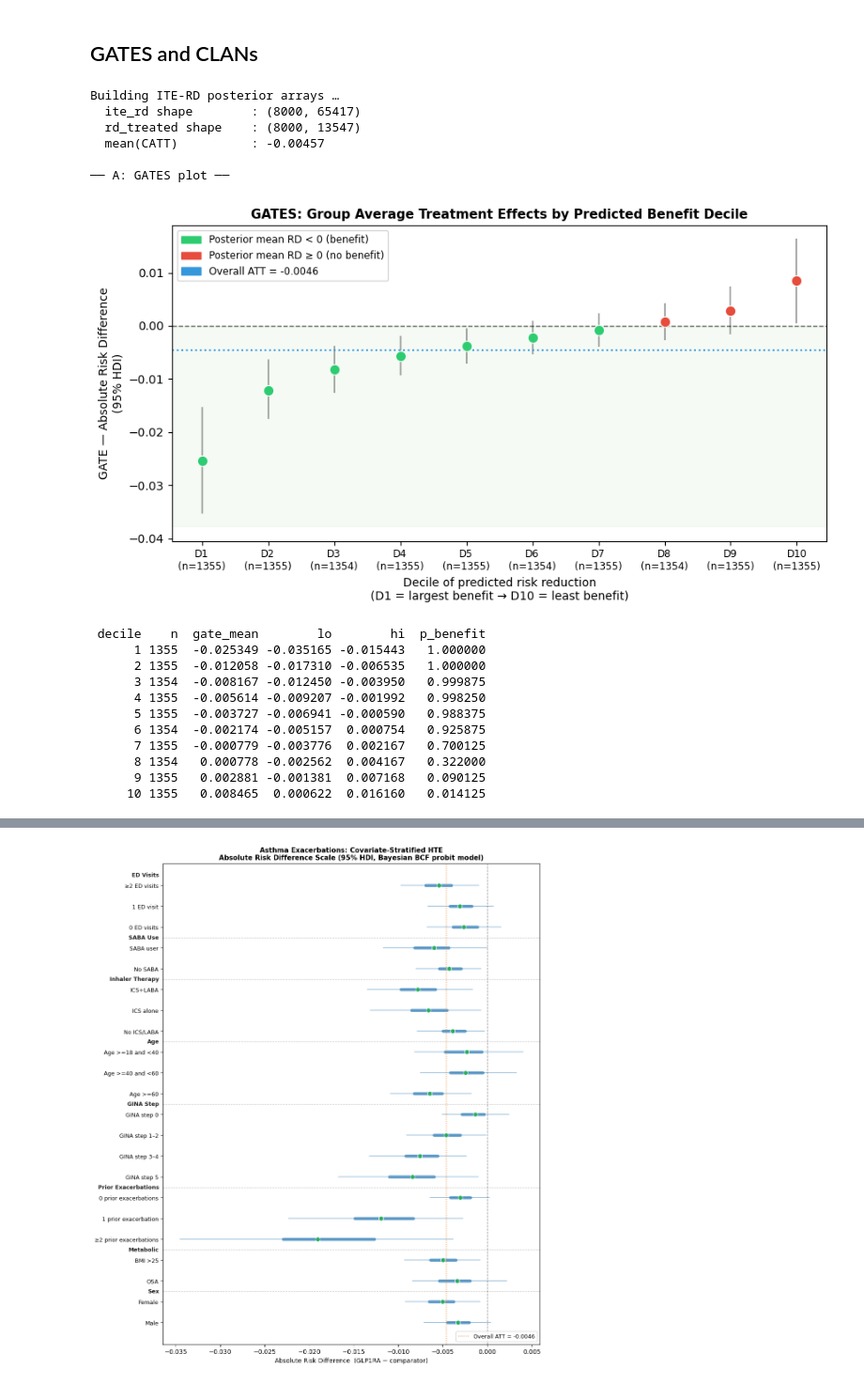
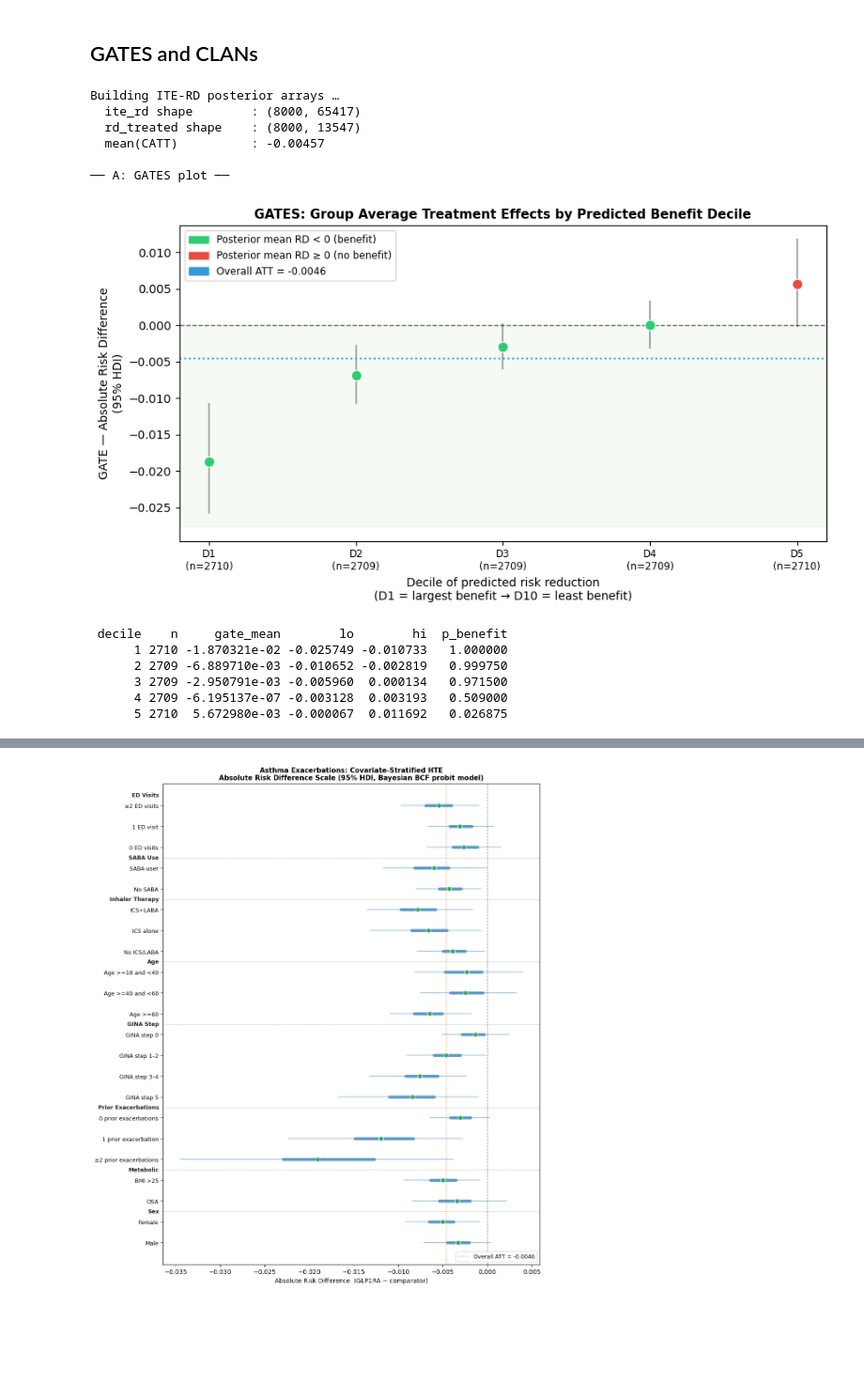
Before and after one commit to nweerasuriya/omscs, a Jupyter notebook: ISYE6420/Project/binary_bcf_exac.ipynb, the cells around one changed output, grey strips where cells are left out. Shown at 94% size. Drawn from its saved outputs; the diff is of its cells as text; code cells hidden in the pictures; blank space fills up the shorter version.

```diff
--- a/ISYE6420/Project/binary_bcf_exac.ipynb
+++ b/ISYE6420/Project/binary_bcf_exac.ipynb
@@ -133,8 +134,9 @@ with pm.Model() as bcf_joint:
     # Bernoulli Likelihood with Probit link
     p = pm.math.invprobit(eta)
     y_likelihood = pm.Bernoulli("y_likelihood", p=p, observed=y_obs)
+    step = pm.DEMetropolis()
 
-    trace_bcf = pm.sample(2000, tune=6000, nuts_sampler_kwargs={"target_accept": 0.9}, random_seed=rng, chains=4)
+    trace_bcf = pm.sample(2000, tune=6000, step=step, chains=4)
 
 ppc = pm.sample_posterior_predictive(trace_bcf, model=bcf_joint)
 # %% [output]
@@ -659,39 +729,34 @@ shap.summary_plot(shap_values, X_tau_clinical, feature_names=feature_names_clini
 # %%
 # ── Step 0: (Re)build ITE-RD posterior ───────────────────────────────
 print("Building ITE-RD posterior arrays …")
 ite_rd, rd_treated, mean_rd_treated, treated_mask = build_ite_rd(
     trace_bcf, X_mu, X_tau, T, constant_intercept)
 print(f"  ite_rd shape        : {ite_rd.shape}")
 print(f"  rd_treated shape    : {rd_treated.shape}")
 print(f"  mean(CATT)          : {rd_treated.mean():.5f}")
 
 # ── A: GATES ─────────────────────────────────────────────────────────
 print("\n── A: GATES plot ──")
 gates_df = plot_gates(
     rd_treated, mean_rd_treated,
-    n_deciles=10,
+    n_deciles=5,
     save_path="fig_gates_rd.png"
 )
 print(gates_df.to_string(index=False))
 # %% [output]
 Building ITE-RD posterior arrays …
   ite_rd shape        : (8000, 65417)
   rd_treated shape    : (8000, 13547)
   mean(CATT)          : -0.00457
 
 ── A: GATES plot ──
-[figure, old version]
+[figure, new version]
- decile    n  gate_mean        lo        hi  p_benefit
-      1 1355  -0.025349 -0.035165 -0.015443   1.000000
-      2 1355  -0.012058 -0.017310 -0.006535   1.000000
-      3 1354  -0.008167 -0.012450 -0.003950   0.999875
-      4 1355  -0.005614 -0.009207 -0.001992   0.998250
-      5 1355  -0.003727 -0.006941 -0.000590   0.988375
-      6 1354  -0.002174 -0.005157  0.000754   0.925875
-      7 1355  -0.000779 -0.003776  0.002167   0.700125
-      8 1354   0.000778 -0.002562  0.004167   0.322000
-      9 1355   0.002881 -0.001381  0.007168   0.090125
-     10 1355   0.008465  0.000622  0.016160   0.014125
+ decile    n     gate_mean        lo        hi  p_benefit
+      1 2710 -1.870321e-02 -0.025749 -0.010733   1.000000
+      2 2709 -6.889710e-03 -0.010652 -0.002819   0.999750
+      3 2709 -2.950791e-03 -0.005960  0.000134   0.971500
+      4 2709 -6.195137e-07 -0.003128  0.003193   0.509000
+      5 2710  5.672980e-03 -0.000067  0.011692   0.026875
 # %%
 # ── B: CLAN ──────────────────────────────────────────────────────────
 import importlib
```
Also changed, not shown: parts of 13 cells of this notebook, 1 other file.
